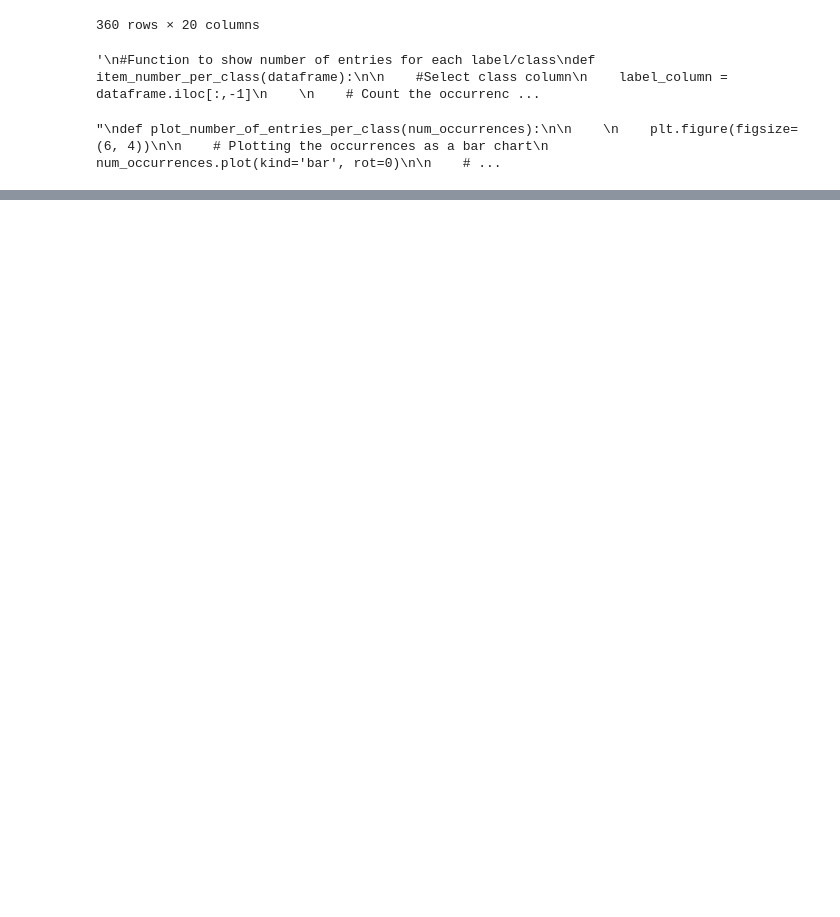
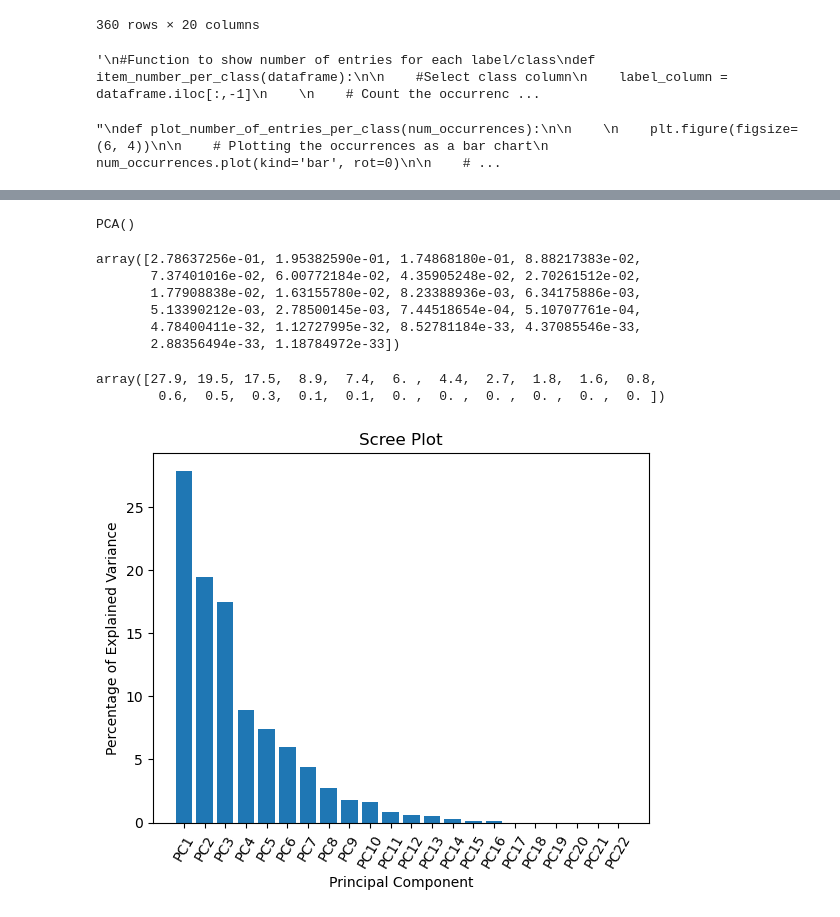
Before and after one commit to rodribro/TimeSeries, a Jupyter notebook: notebooks/eda.ipynb, the cells around one changed output, grey strips where cells are left out. Saved outputs shown, nothing was run; the diff lists cells and outputs as text; code cells hidden in the pictures; blank space fills up the shorter version.

```diff
--- a/notebooks/eda.ipynb
+++ b/notebooks/eda.ipynb
@@ -352,0 +467,7 @@ biometric_df.to_csv("../data/enc_biometric_data.csv")
+# %%
+pca1 = PCA()
+# %%
+#X_pca1 = pca1.fit_transform(X_train)
+pca1.fit(scaled_data) # calculate loading scores and variation for each principal component
+# %% [output]
+PCA()
@@ -352,0 +476,30 @@ biometric_df.to_csv("../data/enc_biometric_data.csv")
+# %%
+pca1.explained_variance_ratio_
+# %% [output]
+array([2.78637256e-01, 1.95382590e-01, 1.74868180e-01, 8.88217383e-02,
+       7.37401016e-02, 6.00772184e-02, 4.35905248e-02, 2.70261512e-02,
+       1.77908838e-02, 1.63155780e-02, 8.23388936e-03, 6.34175886e-03,
+       5.13390212e-03, 2.78500145e-03, 7.44518654e-04, 5.10707761e-04,
+       4.78400411e-32, 1.12727995e-32, 8.52781184e-33, 4.37085546e-33,
+       2.88356494e-33, 1.18784972e-33])
+# %%
+# Calculate the percent of variation each principal coponent accounts for
+per_var = np.round(pca1.explained_variance_ratio_*100, decimals=1)
+# %%
+per_var
+# %% [output]
+array([27.9, 19.5, 17.5,  8.9,  7.4,  6. ,  4.4,  2.7,  1.8,  1.6,  0.8,
+        0.6,  0.5,  0.3,  0.1,  0.1,  0. ,  0. ,  0. ,  0. ,  0. ,  0. ])
+# %%
+# Labels for each principal component
+labels = ['PC' + str(x) for x in range(1, len(per_var)+1)]
+# %%
+# Scree plot
+plt.bar(x=range(1, len(per_var)+1), height = per_var, tick_label=labels)
+plt.ylabel('Percentage of Explained Variance')
+plt.xlabel('Principal Component')
+plt.xticks(rotation=60)
+plt.title('Scree Plot')
+plt.show()
+# %% [output]
+[figure, added]
```
Also changed, not shown: parts of 28 cells of this notebook.
